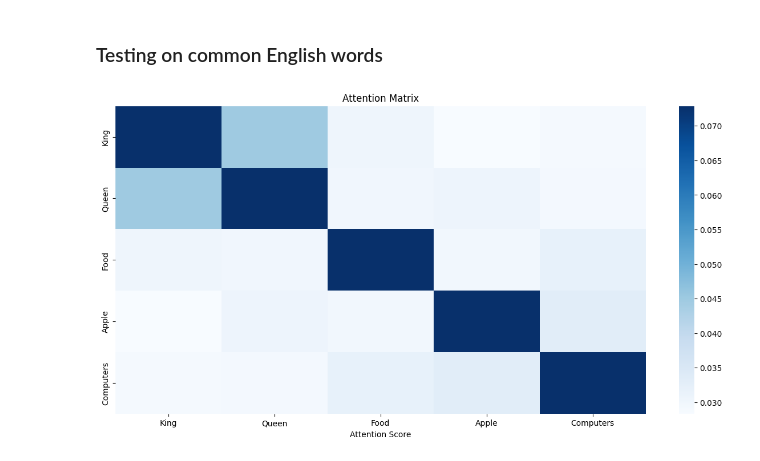
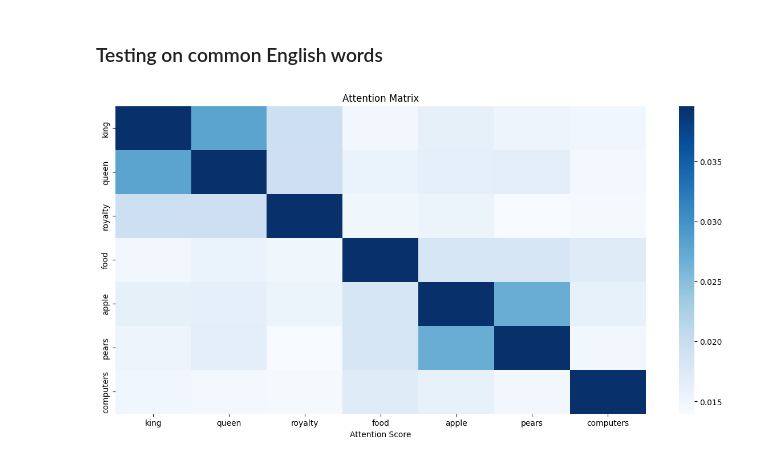
Before and after one commit to GeoNarz-SAP/Learning-about-Language-Models, a Jupyter notebook: Info - Notebook.ipynb, the cells around one changed output. Drawn from its saved outputs; the diff is of its cells as text; code cells hidden in the pictures.

```diff
--- a/Info - Notebook.ipynb
+++ b/Info - Notebook.ipynb
@@ -96,9 +96,9 @@ def plot_attention_weight_matrix(weight_matrix, x_ticks, y_ticks):
 # %% [markdown]
 ### Testing on common English words
 # %%
-words = ["King", "Queen", "Royalty", "Food", "Apple", "Pears", "Computers"]
+words = ["king", "queen", "royalty", "food", "apple", "pears", "computers"]
 word_embeddings, words = get_word2vec_embedding(words)
 weights, _ = dot_product_attention(word_embeddings, word_embeddings)
 plot_attention_weight_matrix(weights, words, words)
 # %% [output]
-[figure, old version]
+[figure, new version]
```
